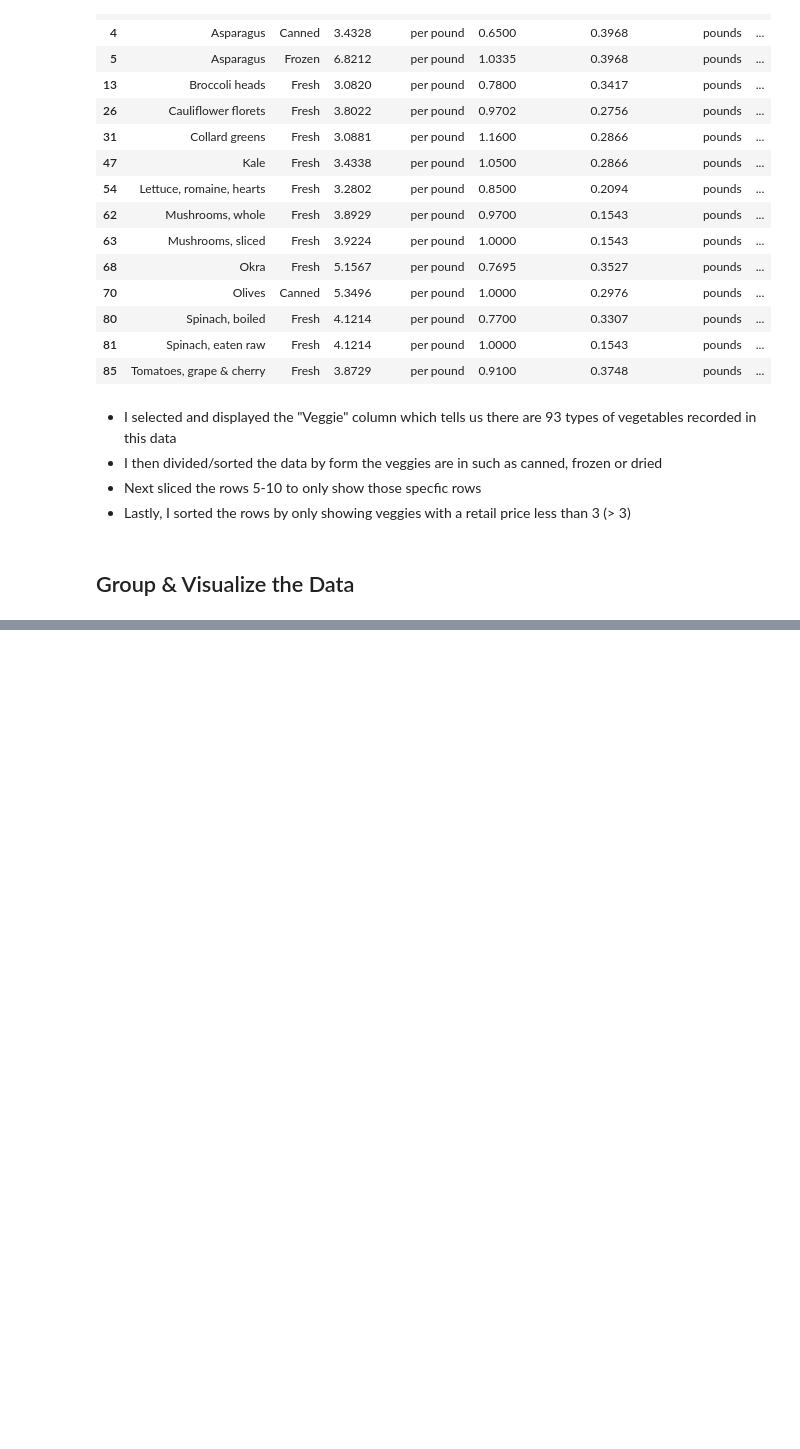
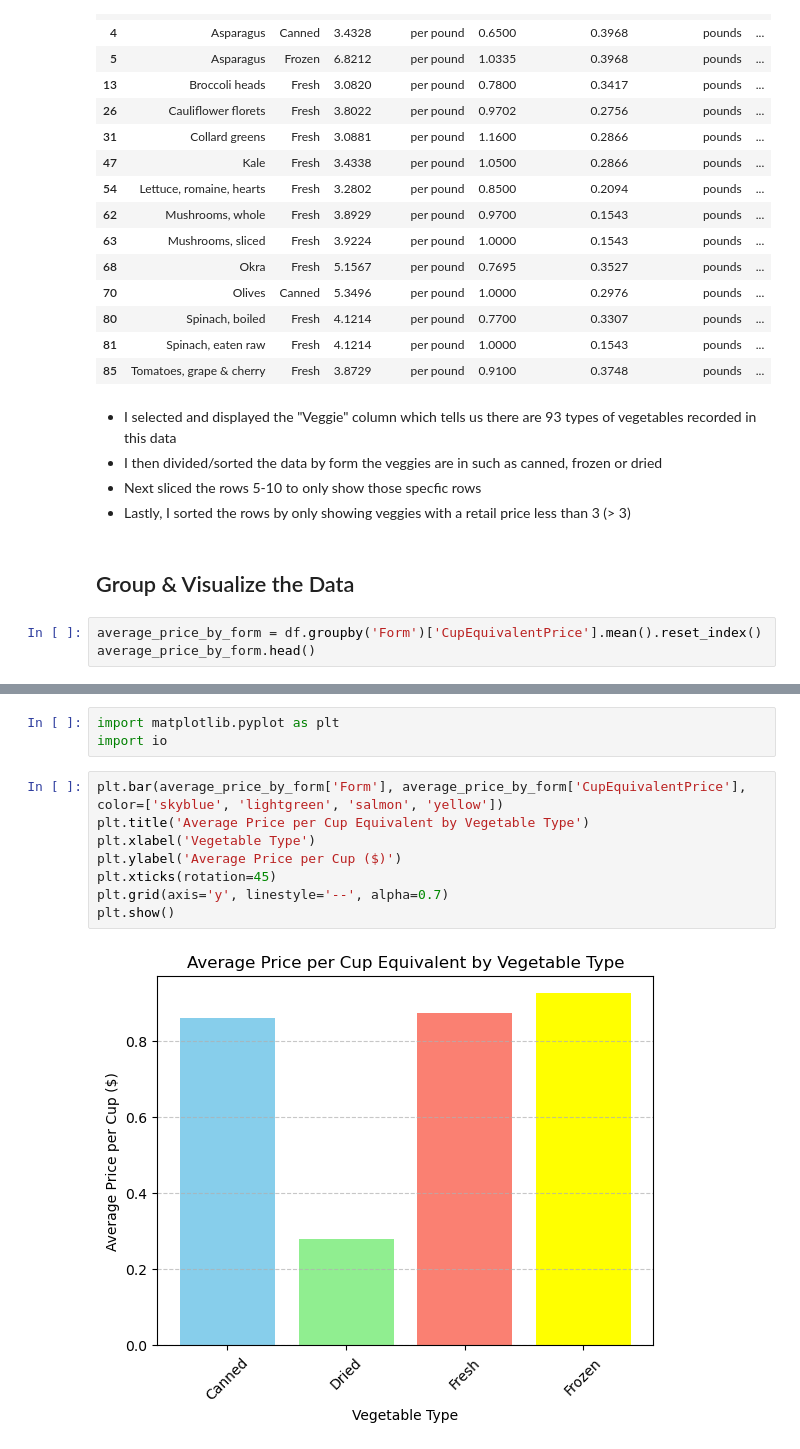
Before and after one commit to KylieSteinfadt/IA-340-Repository, a Jupyter notebook: lab2.ipynb, the cells around one changed output, grey strips where cells are left out. Drawn from its saved outputs; the diff is of its cells as text; blank space fills up the shorter version.

```diff
--- a/lab2.ipynb
+++ b/lab2.ipynb
@@ -182,3 +182,6 @@ df[df['RP'] > 3] # select rows by values
 - Lastly, I sorted the rows by only showing veggies with a retail price less than 3 (> 3)
 # %% [markdown]
 ## Group & Visualize the Data
+# %%
+average_price_by_form = df.groupby('Form')['CupEquivalentPrice'].mean().reset_index()
+average_price_by_form.head()
@@ -184,0 +194,13 @@ df[df['RP'] > 3] # select rows by values
+# %%
+import matplotlib.pyplot as plt
+import io
+# %%
+plt.bar(average_price_by_form['Form'], average_price_by_form['CupEquivalentPrice'], color=['skyblue', 'lightgreen', 'salmon', 'yellow'])
+plt.title('Average Price per Cup Equivalent by Vegetable Type')
+plt.xlabel('Vegetable Type')
+plt.ylabel('Average Price per Cup ($)')
+plt.xticks(rotation=45)
+plt.grid(axis='y', linestyle='--', alpha=0.7)
+plt.show()
+# %% [output]
+[figure, added]
```
Also changed, not shown: parts of 6 cells of this notebook.
